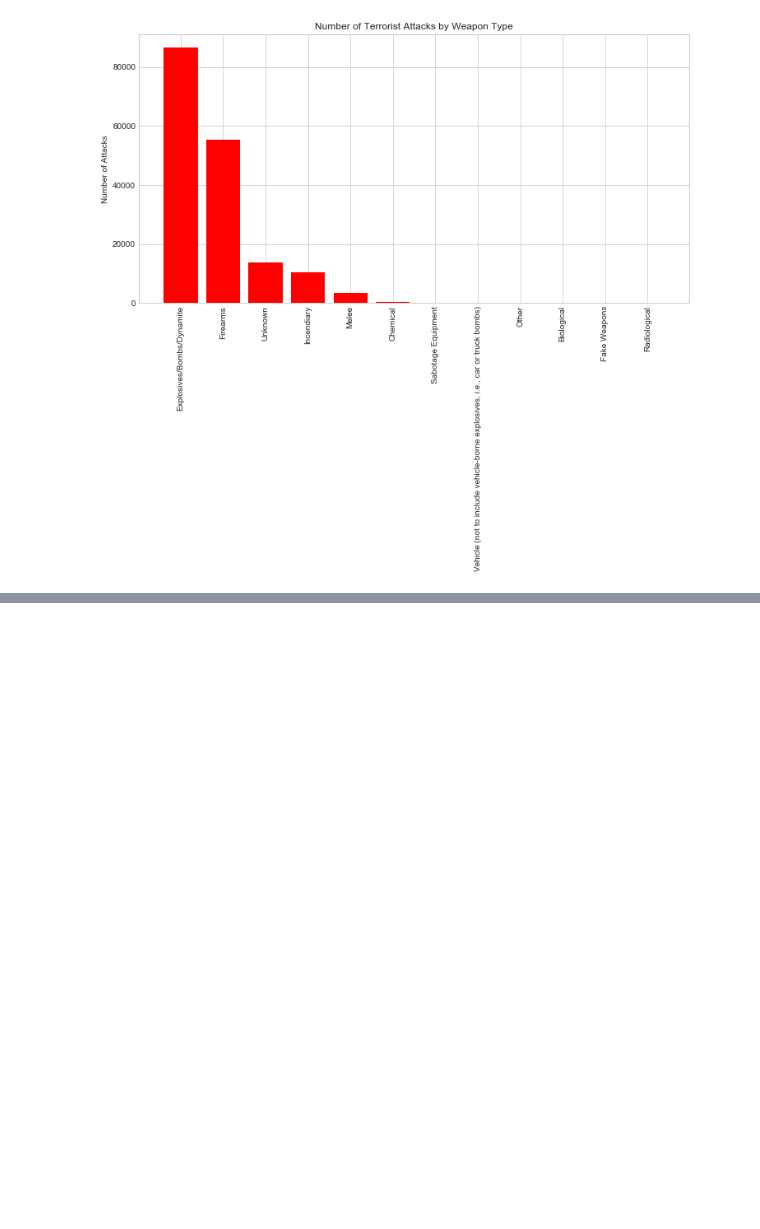
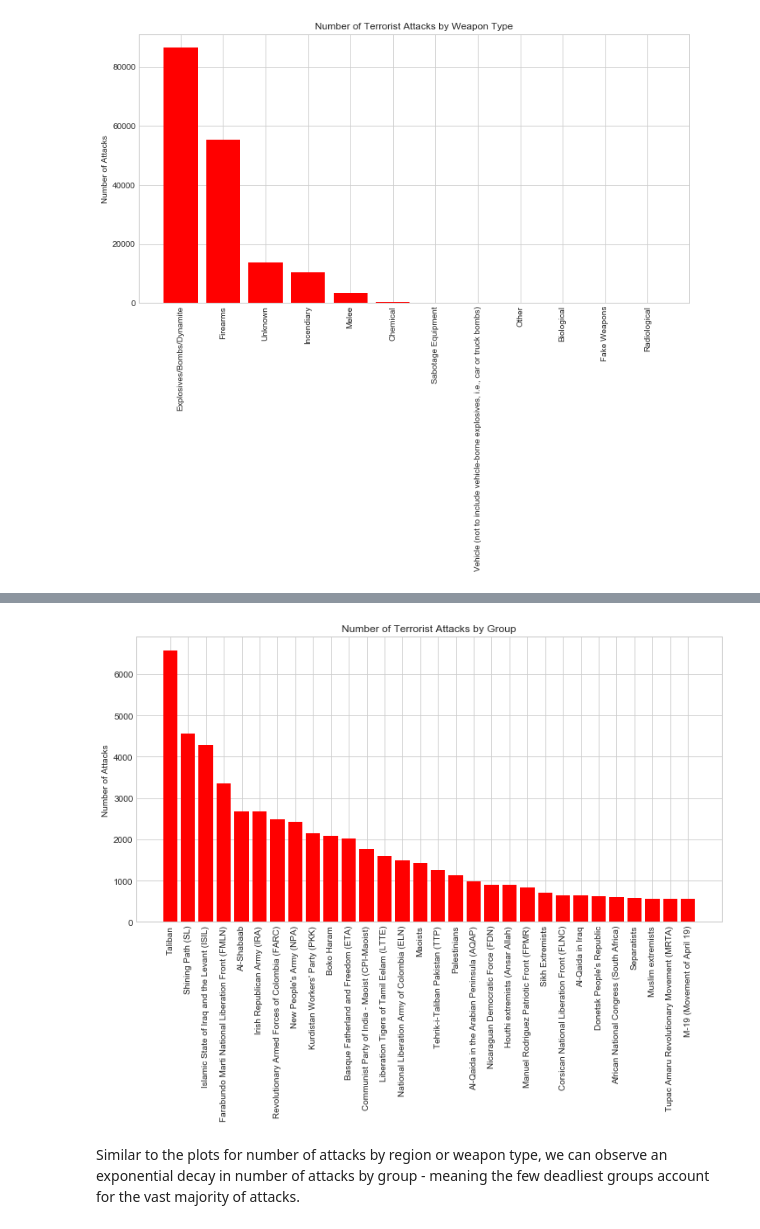
Before and after one commit to jacobakh/ML4CT, a Jupyter notebook: counter_terrorism_nb1.ipynb, the cells around one changed output, grey strips where cells are left out. Drawn from its saved outputs; the diff is of its cells as text; code cells hidden in the pictures; blank space fills up the shorter version.

```diff
--- a/counter_terrorism_nb1.ipynb
+++ b/counter_terrorism_nb1.ipynb
@@ -100,13 +100,15 @@ It seems that, with the possible exception of weapon type, there is not much var
 
 In addition to tactical prevention of attacks, counterterrorism officials must address the issue of *resource allocation*. Given the potentially limitless number of targets and groups to contend with, it is critical that an overall strategy concentrate on the most common types of attacks. To this end, we will next explore the *number of attacks* with respect to the same traits of interest as before.
 # %%
-def get_num_attacks_tuples(attribute):
+def get_num_attacks_tuples(attribute, min_number_attacks = 0):
     '''
     Input:
     attribute: A string corresponding to an attribute we are interested in,
     such as region or weapon type.
+    min_number_attacks: A cutoff point for the minimum number of attacks.
+    Any category with fewer attacks will not be returned.
 
-    Output: A dictionary whose keys are the different values of attribute,
+    Output: A list of tuples whose keys are the different values of attribute,
     and values are the number of attacks in that category.
     '''
     attribute_vals = raw[attribute].unique()
@@ -114,7 +116,8 @@ def get_num_attacks_tuples(attribute):
     for val in attribute_vals:
         df_subset = raw[raw[attribute] == val]
         num_attacks = len(df_subset)
-        out[val] = num_attacks
+        if (num_attacks >= min_number_attacks and val != 'Unknown'):
+            out[val] = num_attacks
     return sorted(out.items(), key=lambda tup: (tup[1], tup[0]), reverse=True)
 
 def plot_count_by_attribute(num_attacks_tuples, attribute, use_xticks = True):
@@ -122,7 +125,7 @@ def plot_count_by_attribute(num_attacks_tuples, attribute, use_xticks = True):
     See get_num_attacks_tuples.
 
     Input:
-    num_attacks_tuples: A dictionary whose keys are the different values of attribute,
+    num_attacks_tuples: A list of tuples whose keys are the different values of attribute,
     and values are the number of attacks in that category.
     attribute: A string corresponding to an attribute we are interested in,
     such as region or weapon type.
@@ -173,0 +187,2 @@ plot_count_by_attribute(get_num_attacks_tuples('weaptype1_txt'), 'Weapon Type')
+# %%
+top_terror_groups = get_num_attacks_tuples('gname', min_number_attacks=500)
@@ -174,3 +207,9 @@ plot_count_by_attribute(get_num_attacks_tuples('weaptype1_txt'), 'Weapon Type')
+# %%
+plot_count_by_attribute(top_terror_groups, 'Group')
+# %% [output]
+[figure, added]
+# %% [markdown]
+Similar to the plots for number of attacks by region or weapon type, we can observe an exponential decay in number of attacks by group - meaning the few deadliest groups account for the vast majority of attacks.
 # %% [markdown]
 ### Discussion
 
```
Also changed, not shown: parts of 8 cells of this notebook, 2 other files.
